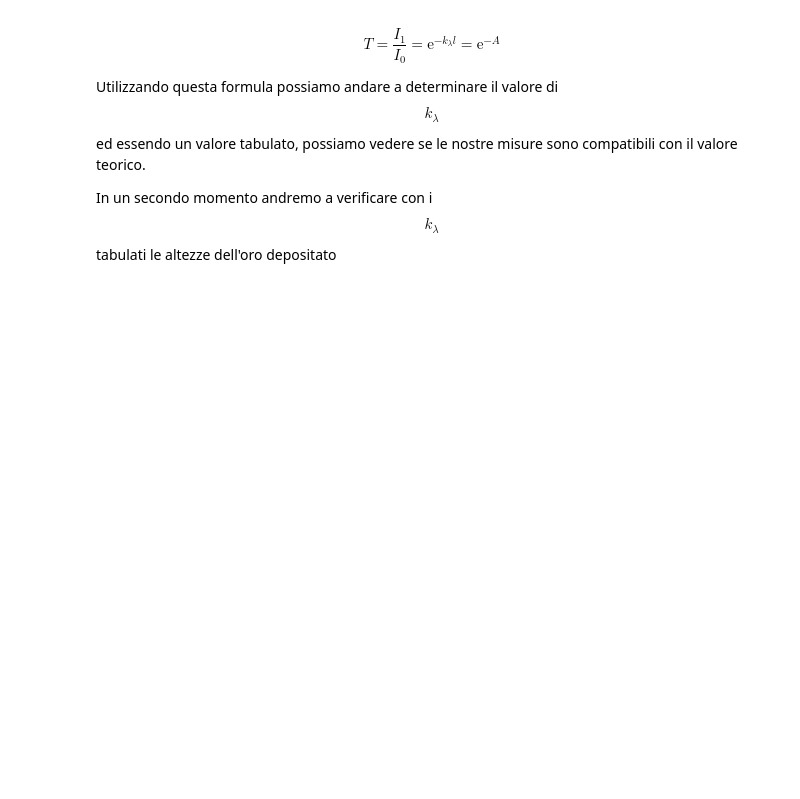
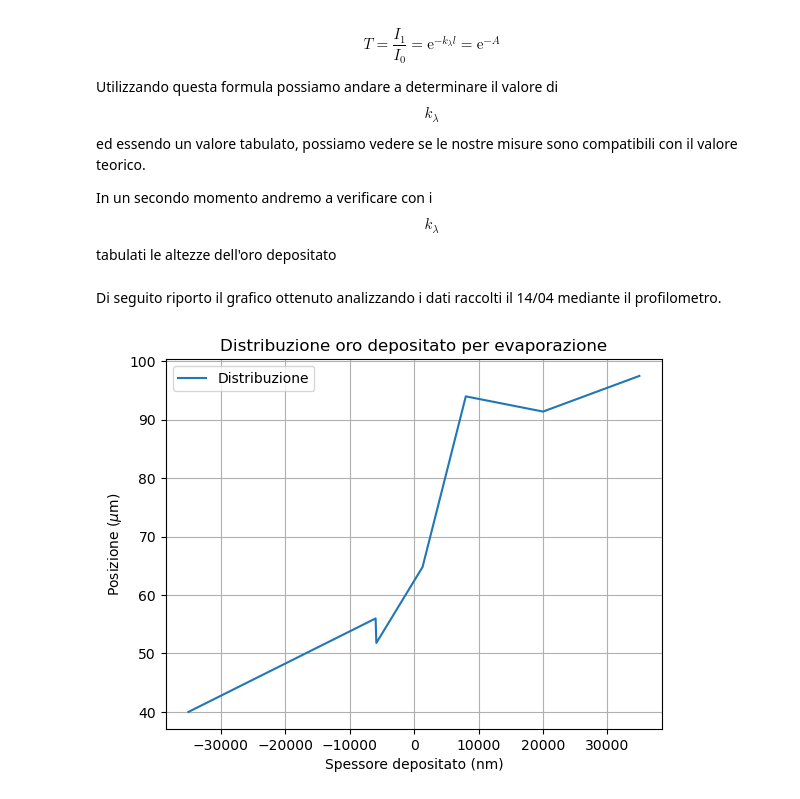
Before and after one commit to RandDouble/lab_mat, a Jupyter notebook: grafici_spettri.ipynb, the cells around one changed output. Cells and saved outputs as stored; diff of their text form; code cells hidden in the pictures; blank space fills up the shorter version.

Commit message:
Grafico diffusione

```diff
--- a/grafici_spettri.ipynb
+++ b/grafici_spettri.ipynb
@@ -157,3 +157,30 @@ $$T = \frac{I_1}{I_0} = \mathrm e^{-k_\lambda l} = \mathrm e^{-A} $$
 Utilizzando questa formula possiamo andare a determinare il valore di $$k_{\lambda}$$ ed essendo un valore tabulato, possiamo vedere se le nostre misure sono compatibili con il valore teorico.
 
 In un secondo momento andremo a verificare con i $$k_{\lambda}$$ tabulati le altezze dell'oro depositato
+# %% [markdown]
+Di seguito riporto il grafico ottenuto analizzando i dati raccolti il 14/04 mediante il profilometro.
+# %%
+import matplotlib.pyplot as plt
+
+# line 1 points
+y = [40,56,51.8,64.8,94,91.4,97.5] #spessore
+x = [-35026,-5982,-5869,1302.65,8014,20000,34945]  #posizione sulle y dello spessore misurato
+# plotting the line 1 points
+plt.plot(x, y, label = "Distribuzione")
+
+
+# naming the x axis
+plt.xlabel('Spessore depositato (nm)')
+# naming the y axis
+plt.ylabel('Posizione ($\mu$m)')
+# giving a title to my graph
+plt.title('Distribuzione oro depositato per evaporazione')
+# show grid
+plt.grid()
+# show a legend on the plot
+plt.legend()
+
+# function to show the plot
+plt.show()
+# %% [output]
+[figure, added]
```
Also changed, not shown: parts of 2 cells of this notebook.
